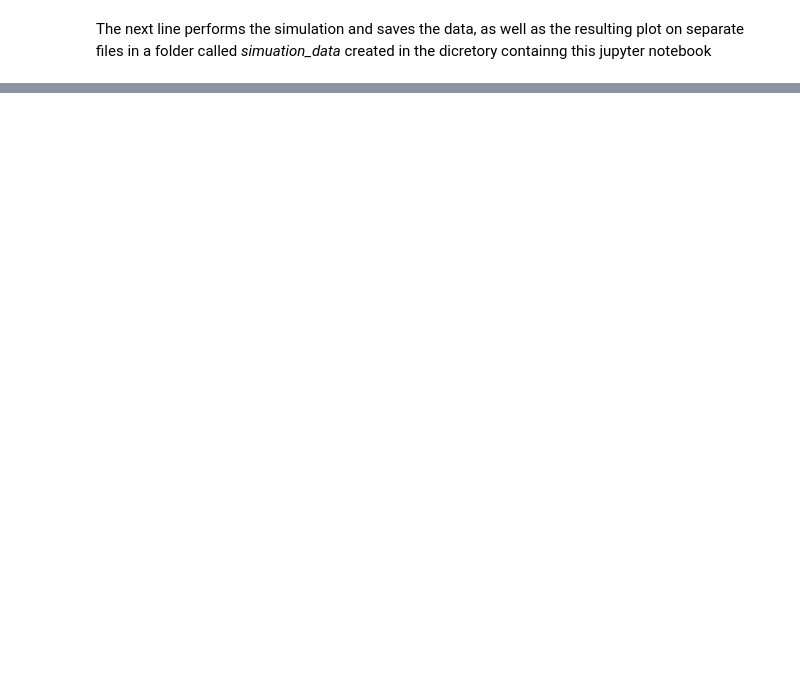
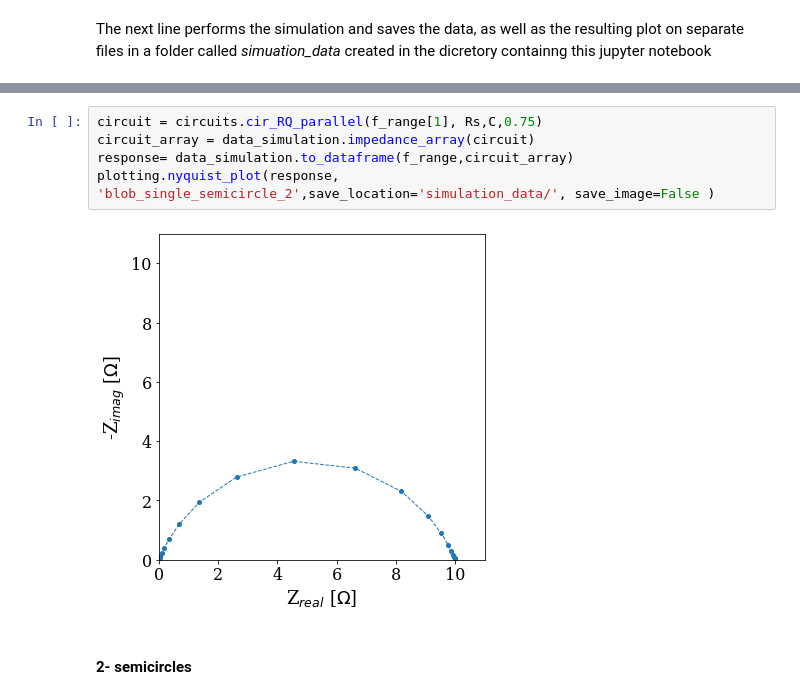
Before and after one commit to EISy-as-Py/eisy, a Jupyter notebook: examples/data_simulation_tutorial.ipynb, the cells around one changed output, grey strips where cells are left out. Drawn from its saved outputs; the diff is of its cells as text; blank space fills up the shorter version.

```diff
--- a/examples/data_simulation_tutorial.ipynb
+++ b/examples/data_simulation_tutorial.ipynb
@@ -70,0 +83,9 @@ file= data_simulation.RC_file_writer(f_start, f_stop, decades, R, C,'parallel',
+# %%
+circuit = circuits.cir_RQ_parallel(f_range[1], Rs,C,0.75)
+circuit_array = data_simulation.impedance_array(circuit)
+response= data_simulation.to_dataframe(f_range,circuit_array)
+plotting.nyquist_plot(response, 'blob_single_semicircle_2',save_location='simulation_data/', save_image=False )
+# %% [output]
+[figure, added]
+# %% [markdown]
+#### 2- semicircles
```
Also changed, not shown: parts of 20 cells of this notebook, 1 other file.
